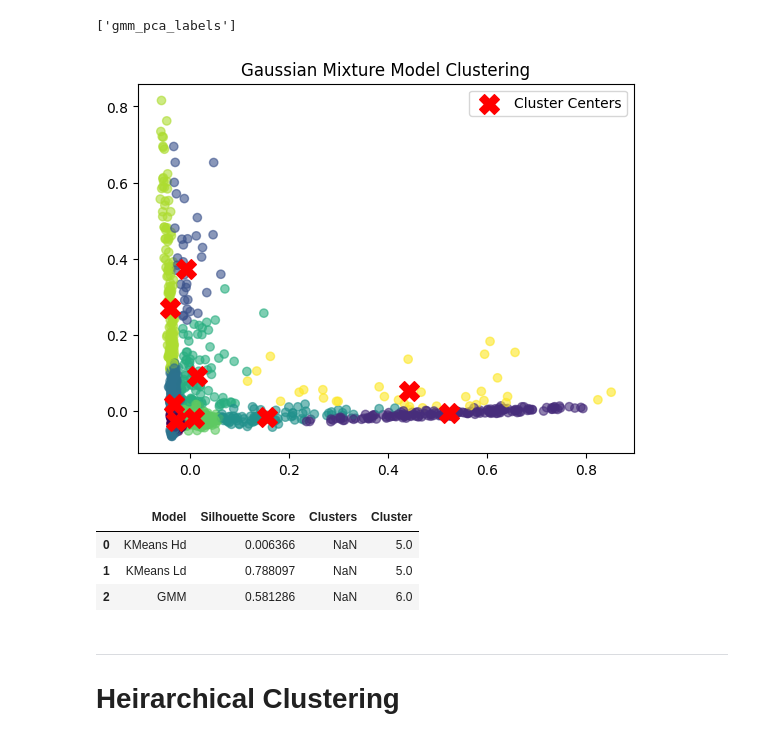
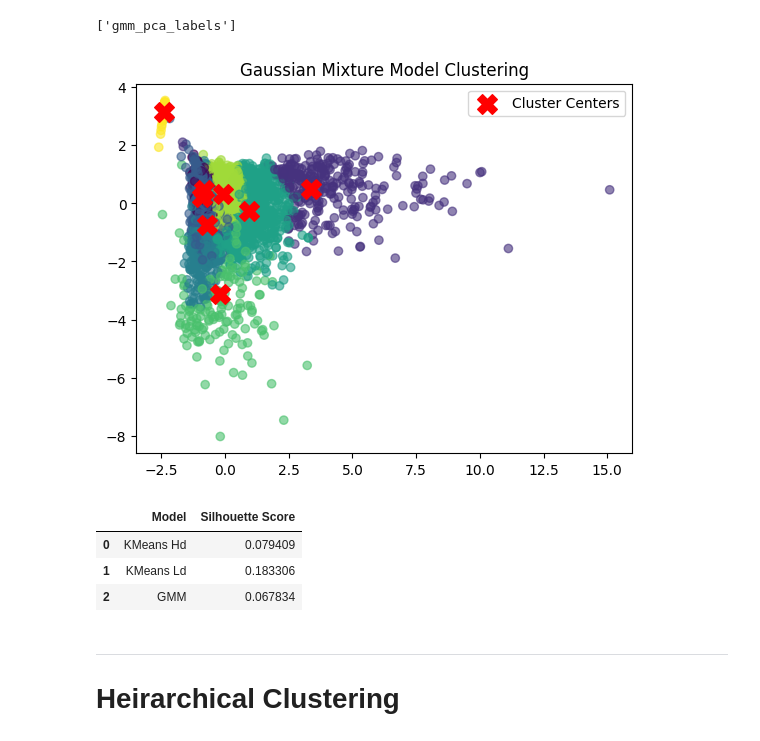
Before and after one commit to Lennykiruthu/foundation-ds-projects, a Jupyter notebook: Movie-Genre-Classification.ipynb, the cells around one changed output. Cells and saved outputs as stored; diff of their text form; code cells hidden in the pictures.

Commit message:
Improved model by adding numerical features i.e revenue, budget, runtime and release_data

```diff
--- a/Movie-Genre-Classification.ipynb
+++ b/Movie-Genre-Classification.ipynb
@@ -454,4 +474,4 @@ plt.show()
 # %%
 # Step 1: Fit PCA to find the optimal number of components
-pca_2 = PCA(n_components=2)
-tfidf_pca_2 = pca_2.fit_transform(tfidf_matrix.toarray())
+pca_3 = PCA(n_components=3)
+tfidf_pca_3 = pca_3.fit_transform(combined_features.toarray())
@@ -468,7 +531,7 @@ k_cluster_inertia_low_dimensionality = []
 # Loop through 10 clusters
 for i in range(1,16):
     kmeans_range     = KMeans(n_clusters=i, random_state=42)
-    kmeans_range.fit(tfidf_pca_2)
+    kmeans_range.fit(tfidf_pca_3)
     k_cluster_inertia_low_dimensionality.append(kmeans_range.inertia_)
 # %%
 # Store Interia values using joblib to compare later with lower dimension data
@@ -589,9 +656,9 @@ aic_scores = []
 
 for k in n_clusters:
     gmm = GaussianMixture(n_components=k, random_state=42)
-    gmm.fit(tfidf_pca_2)
-    bic_scores.append(gmm.bic(tfidf_pca_2))
-    aic_scores.append(gmm.aic(tfidf_pca_2))
+    gmm.fit(tfidf_pca_3)
+    bic_scores.append(gmm.bic(tfidf_pca_3))
+    aic_scores.append(gmm.aic(tfidf_pca_3))
 
 # Find the best number of clusters
 best_k_bic = n_clusters[np.argmin(bic_scores)]
@@ -634,6 +701,6 @@ Text(0, 0.5, 'BIC')
 # %%
-gmm_pca        = GaussianMixture(n_components=9, random_state=42).fit(tfidf_pca_2)
-gmm_pca_labels = gmm_pca.predict(tfidf_pca_2)
+gmm_pca        = GaussianMixture(n_components=8, random_state=42).fit(tfidf_pca_3)
+gmm_pca_labels = gmm_pca.predict(tfidf_pca_3)
 dump(gmm_pca, 'gmm_pca')
 dump(gmm_pca_labels, 'gmm_pca_labels')
 # %% [output]
@@ -642,25 +709,25 @@ dump(gmm_pca_labels, 'gmm_pca_labels')
 # gmm_pca        = load('/content/gmm_pca')
 # gmm_pca_labels = load('/content/gmm_pca_labels')
 # %%
-plt.scatter(tfidf_pca_2[:, 0], tfidf_pca_2[:, 1], c=gmm_pca_labels, cmap='viridis', alpha=0.6)
+plt.scatter(tfidf_pca_3[:, 0], tfidf_pca_3[:, 1], c=gmm_pca_labels, cmap='viridis', alpha=0.6)
 plt.scatter(gmm_pca.means_[:, 0], gmm_pca.means_[:, 1], c='red', marker='X', s=200, label='Cluster Centers')
 plt.title("Gaussian Mixture Model Clustering")
 plt.legend()
 plt.show()
 # %% [output]
-[figure, old version]
+[figure, new version]
 # %%
-score = silhouette_score(tfidf_pca_2, gmm_pca_labels)
+score = silhouette_score(tfidf_pca_3, gmm_pca_labels)
 
-new_row = pd.DataFrame({'Model' : ['GMM'], 'Silhouette Score' : [score], 'Clusters' : [6]})
+new_row = pd.DataFrame({'Model' : ['GMM'], 'Silhouette Score' : [score]})
 
 silhouette_dataframe = pd.concat([silhouette_dataframe, new_row], ignore_index=True)
 silhouette_dataframe.head(20)
 # %% [output]
-|  | Model | Silhouette Score | Clusters | Cluster |
-| 0 | KMeans Hd | 0.006366 | NaN | 5.0 |
-| 1 | KMeans Ld | 0.788097 | NaN | 5.0 |
-| 2 | GMM | 0.581286 | NaN | 6.0 |
+|  | Model | Silhouette Score |
+| 0 | KMeans Hd | 0.079409 |
+| 1 | KMeans Ld | 0.183306 |
+| 2 | GMM | 0.067834 |
 # %% [markdown]
 ---
 # Heirarchical Clustering
```
Also changed, not shown: parts of 48 cells of this notebook, 18 other files.
